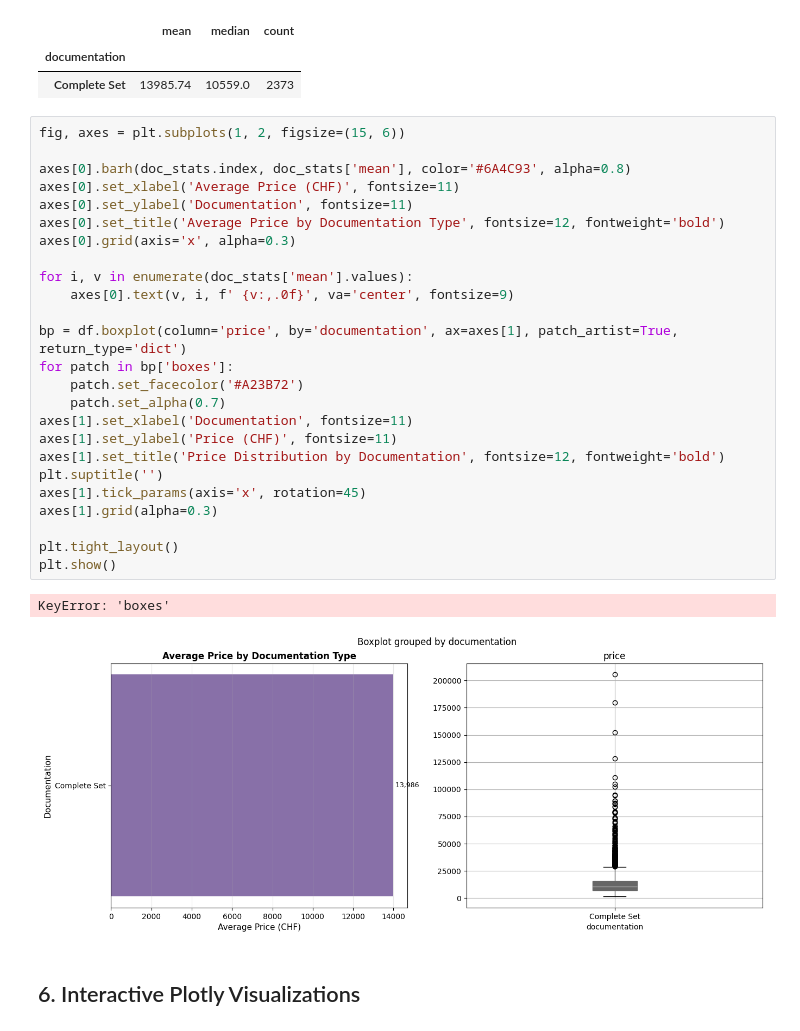
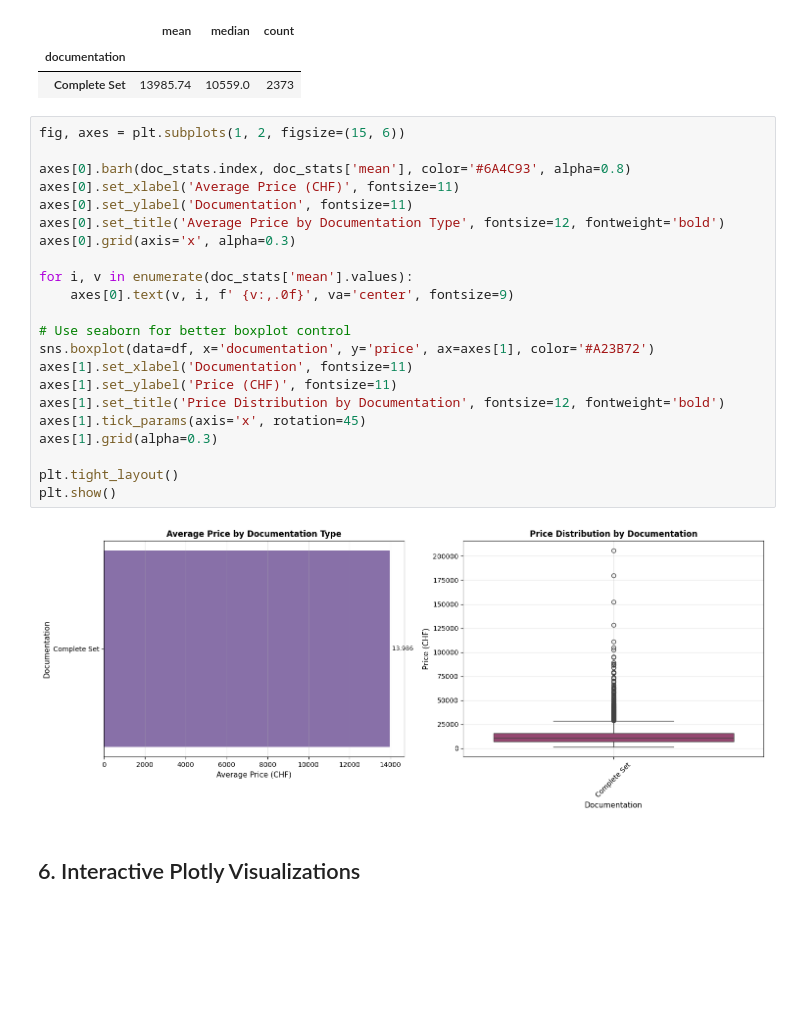
Before and after one commit to adisaljusi/data_analytics, a Jupyter notebook: final/03_exploratory_analysis.ipynb, the cells around one changed output. Drawn from its saved outputs; the diff is of its cells as text; blank space fills up the shorter version.

```diff
--- a/final/03_exploratory_analysis.ipynb
+++ b/final/03_exploratory_analysis.ipynb
@@ -353,31 +350,27 @@ Price Statistics by Documentation:
 # %%
 fig, axes = plt.subplots(1, 2, figsize=(15, 6))
 
 axes[0].barh(doc_stats.index, doc_stats['mean'], color='#6A4C93', alpha=0.8)
 axes[0].set_xlabel('Average Price (CHF)', fontsize=11)
 axes[0].set_ylabel('Documentation', fontsize=11)
 axes[0].set_title('Average Price by Documentation Type', fontsize=12, fontweight='bold')
 axes[0].grid(axis='x', alpha=0.3)
 
 for i, v in enumerate(doc_stats['mean'].values):
     axes[0].text(v, i, f' {v:,.0f}', va='center', fontsize=9)
 
-bp = df.boxplot(column='price', by='documentation', ax=axes[1], patch_artist=True, return_type='dict')
-for patch in bp['boxes']:
-    patch.set_facecolor('#A23B72')
-    patch.set_alpha(0.7)
+# Use seaborn for better boxplot control
+sns.boxplot(data=df, x='documentation', y='price', ax=axes[1], color='#A23B72')
 axes[1].set_xlabel('Documentation', fontsize=11)
 axes[1].set_ylabel('Price (CHF)', fontsize=11)
 axes[1].set_title('Price Distribution by Documentation', fontsize=12, fontweight='bold')
-plt.suptitle('')
 axes[1].tick_params(axis='x', rotation=45)
 axes[1].grid(alpha=0.3)
 
 plt.tight_layout()
 plt.show()
 # %% [output]
-KeyError: 'boxes'
-[figure, old version]
+[figure, new version]
 # %% [markdown]
 ## 6. Interactive Plotly Visualizations
 # %%
```
Also changed, not shown: parts of 13 cells of this notebook, 5 other files.
